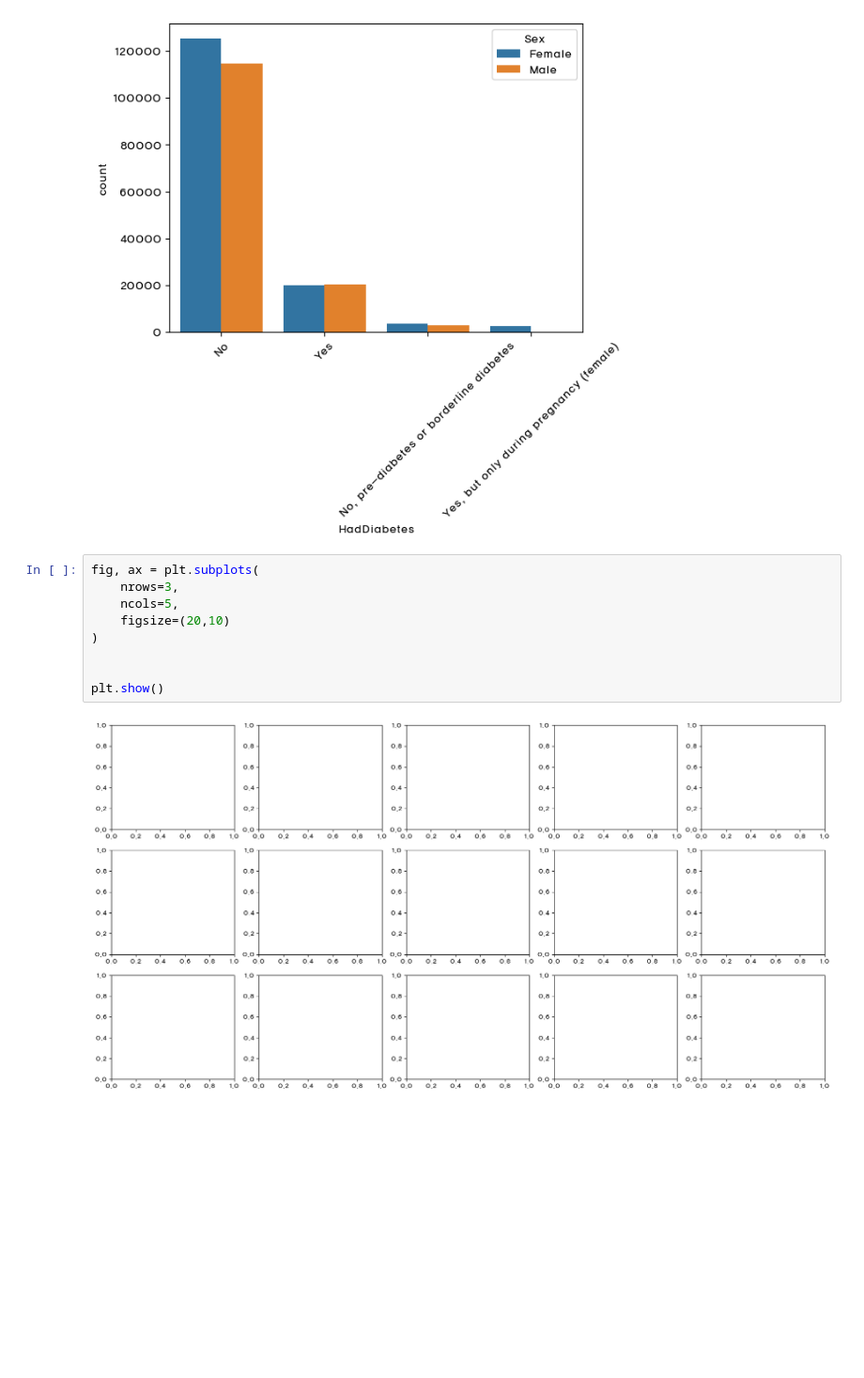
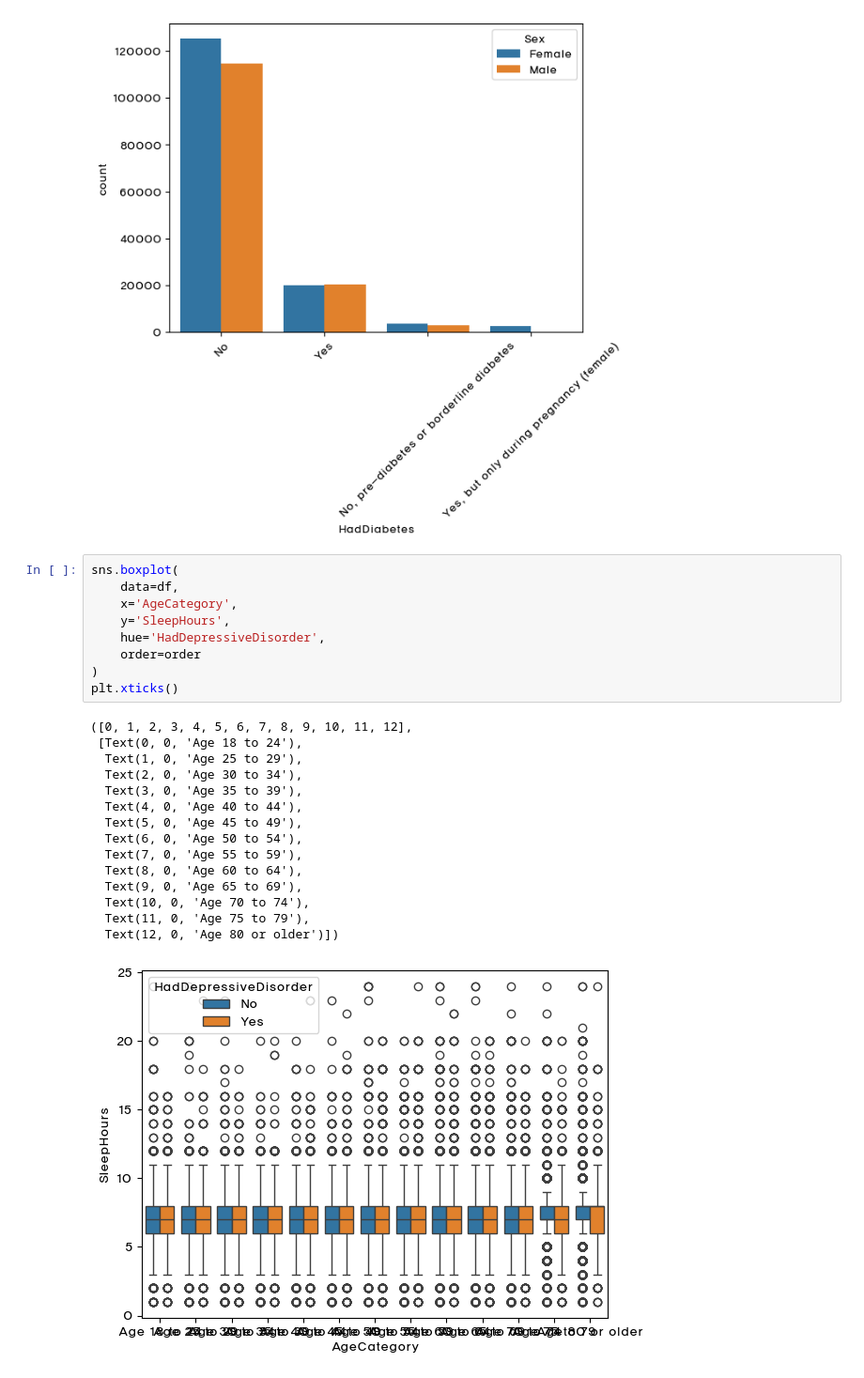
Before and after one commit to Team-3man/disease_analysis, a Jupyter notebook: heart_KSJ.ipynb, the cells around one changed output. Shown at 94% size. Cells and saved outputs as stored; diff of their text form; blank space fills up the shorter version.

```diff
--- a/heart_KSJ.ipynb
+++ b/heart_KSJ.ipynb
@@ -214,14 +216,28 @@ plt.xticks(rotation=45)
   Text(2, 0, 'No, pre-diabetes or borderline diabetes'),
   Text(3, 0, 'Yes, but only during pregnancy (female)')])
 [figure]
-# %%
-fig, ax = plt.subplots(
-    nrows=3,
-    ncols=5,
-    figsize=(20,10)
-)
-
-
-plt.show()
-# %% [output]
-[figure, removed]
+# %%
+sns.boxplot(
+    data=df,
+    x='AgeCategory',
+    y='SleepHours',
+    hue='HadDepressiveDisorder',
+    order=order
+)
+plt.xticks()
+# %% [output]
+([0, 1, 2, 3, 4, 5, 6, 7, 8, 9, 10, 11, 12],
+ [Text(0, 0, 'Age 18 to 24'),
+  Text(1, 0, 'Age 25 to 29'),
+  Text(2, 0, 'Age 30 to 34'),
+  Text(3, 0, 'Age 35 to 39'),
+  Text(4, 0, 'Age 40 to 44'),
+  Text(5, 0, 'Age 45 to 49'),
+  Text(6, 0, 'Age 50 to 54'),
+  Text(7, 0, 'Age 55 to 59'),
+  Text(8, 0, 'Age 60 to 64'),
+  Text(9, 0, 'Age 65 to 69'),
+  Text(10, 0, 'Age 70 to 74'),
+  Text(11, 0, 'Age 75 to 79'),
+  Text(12, 0, 'Age 80 or older')])
+[figure, added]
```
Also changed, not shown: parts of 32 cells of this notebook.
